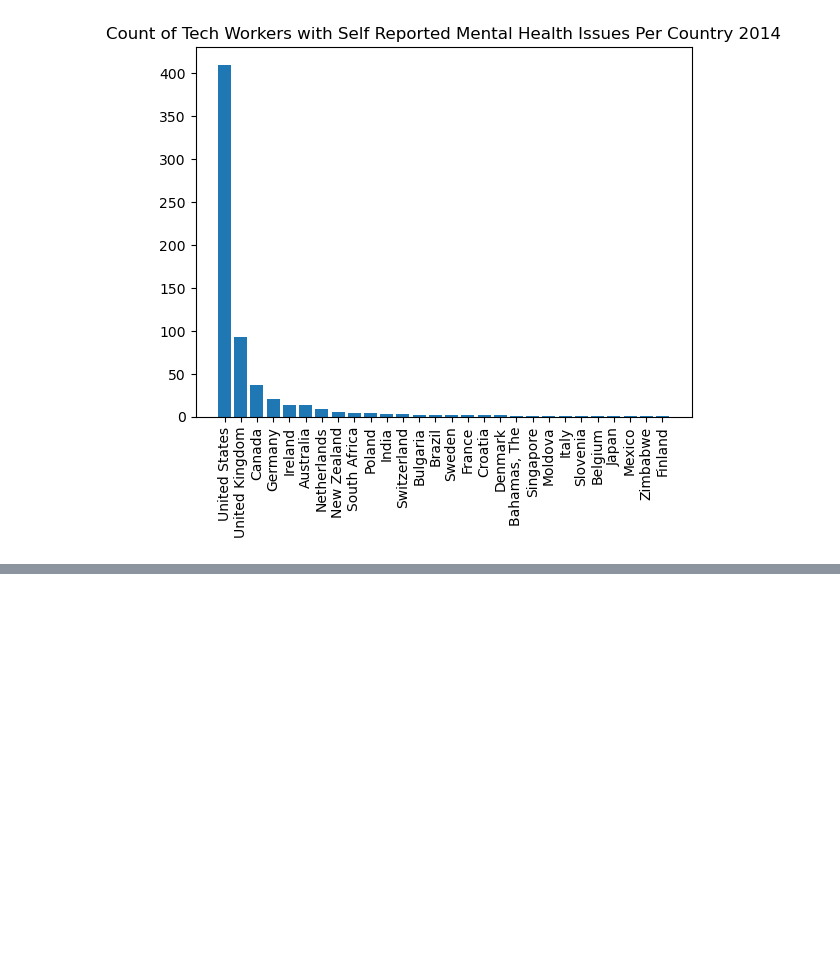
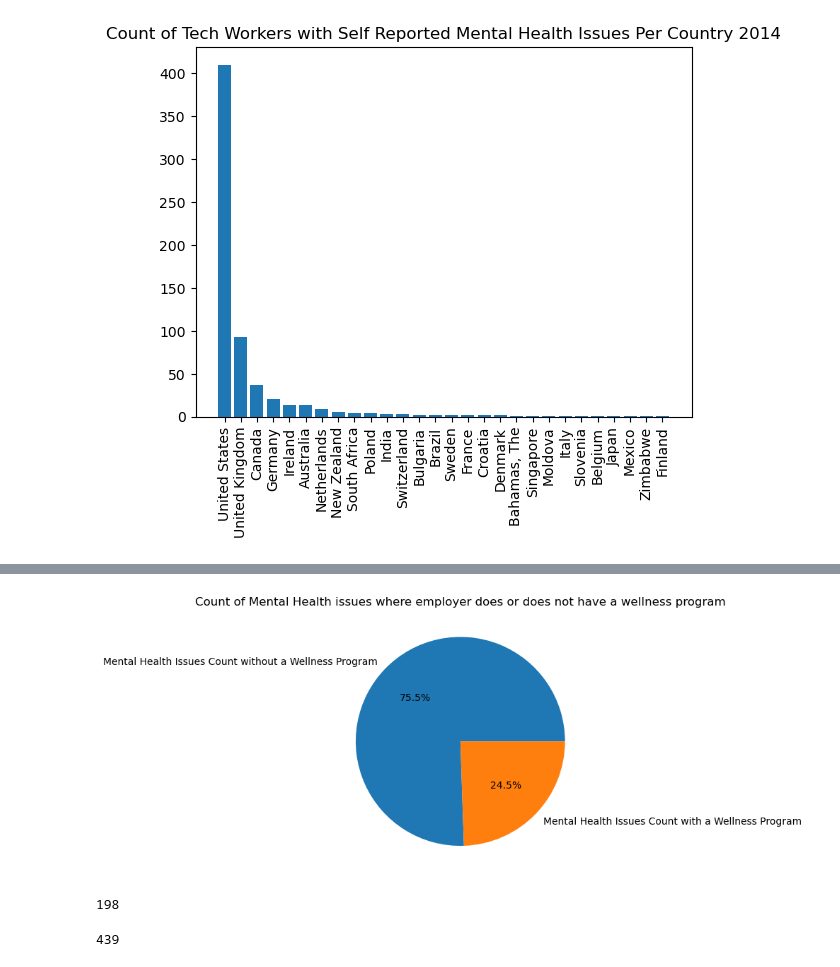
Before and after one commit to K-G-Witt/project1-team4, a Jupyter notebook: rcl_file.ipynb, the cells around one changed output, grey strips where cells are left out. Saved outputs shown, nothing was run; the diff lists cells and outputs as text; code cells hidden in the pictures; blank space fills up the shorter version.

```diff
--- a/rcl_file.ipynb
+++ b/rcl_file.ipynb
@@ -71,0 +83,14 @@ plt.show
+# %%
+#Creating a dataframe for employees that their employers have wellness programs and they have self reported mental health issues
+wellness_program_with_mental_health_issues = mental_health_issues_dataframe_2014[mental_health_issues_dataframe_2014['wellness_program'] == 'Yes']
+
+mental_health_count_with_program = len(wellness_program_with_mental_health_issues)
+
+#Creating a dataframe for employees that their employers do not have or are not aware of wellness programs and they have self reported mental health issues
+no_wellness_program_with_mental_health_issues = mental_health_issues_dataframe_2014[(mental_health_issues_dataframe_2014['wellness_program'] == 'No') | (mental_health_issues_dataframe_2014['wellness_program'] == "Don't Know")]
+mental_health_count_without_program = len(no_wellness_program_with_mental_health_issues)
+
+#adding the numbers to a list for plotting
+sizes = [mental_health_count_without_program, mental_health_count_with_program]
+labels = ['Mental Health Issues Count without a Wellness Program', 'Mental Health Issues Count with a Wellness Program']
+print(no_wellness_program_with_mental_health_issues['wellness_program'])
@@ -71,0 +110,23 @@ plt.show
+# %%
+#Plotting the values in a pie chart
+#Plotting the percentage of employers with wellness programs
+
+
+
+plt.pie(sizes, labels=labels, autopct='%1.1f%%')
+plt.title('Count of Mental Health issues where employer does or does not have a wellness program')
+plt.show()
+# %% [output]
+[figure, added]
+# %%
+#Remote working employees with mental health issues
+remote_workers_with_mental_health_issues_2014 = len(mental_health_issues_dataframe_2014[mental_health_issues_dataframe_2014['remote_work'] == 'Yes'])
+print(remote_workers_with_mental_health_issues_2014)
+# %% [output]
+198
+# %%
+#Non Remote working employees with mental health issues
+non_remote_workers_with_mental_health_issues_2014 = len(mental_health_issues_dataframe_2014[mental_health_issues_dataframe_2014['remote_work'] == 'No'])
+print(non_remote_workers_with_mental_health_issues_2014)
+# %% [output]
+439
```
Also changed, not shown: parts of 3 cells of this notebook.
